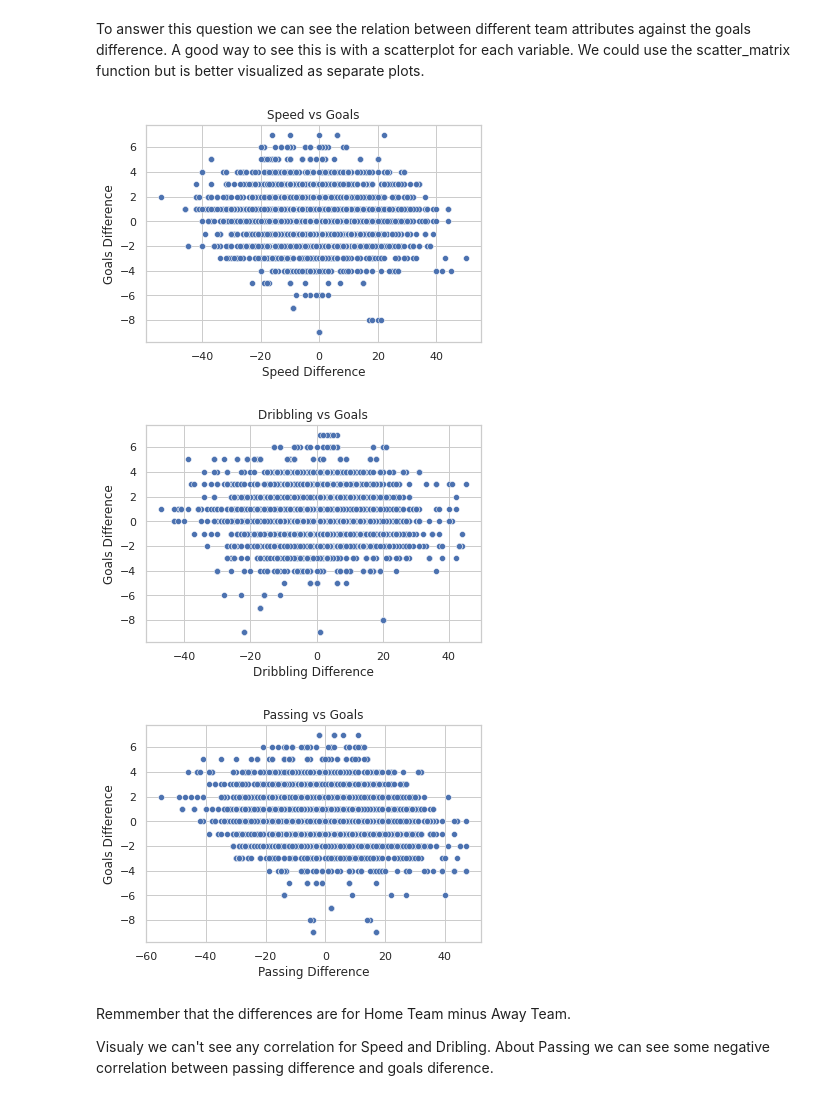
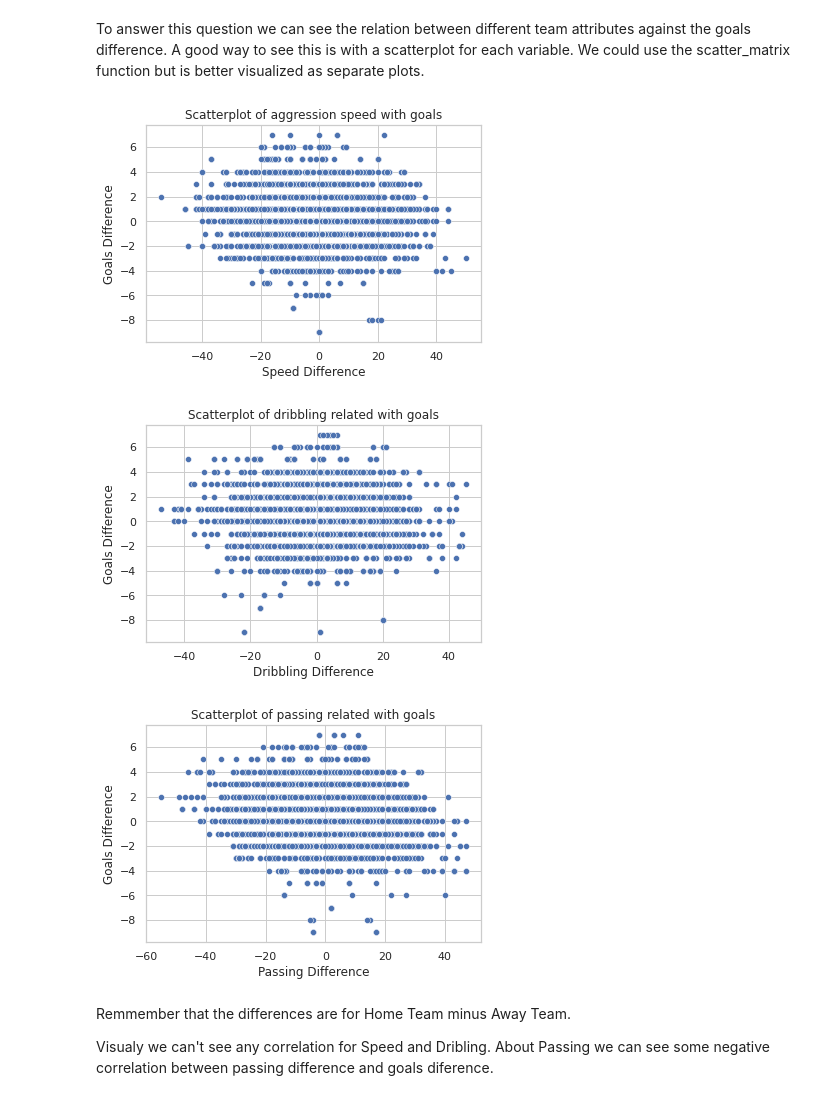
Before and after one commit to uiansol/soccer-data-analysis, a Jupyter notebook: european-soccer-analysis.ipynb, the cells around one changed output. Saved outputs shown, nothing was run; the diff lists cells and outputs as text; code cells hidden in the pictures.

```diff
--- a/european-soccer-analysis.ipynb
+++ b/european-soccer-analysis.ipynb
@@ -329,24 +335,24 @@ A good way to see this is with a scatterplot for each variable. We could use the
 # %%
 # Ploting speed_diff vs goals_diff
 sns.set_theme(style='whitegrid')
 fig2 = sns.scatterplot(x="speed_diff", y="goals_diff", data=complete_match)
-fig2.set(xlabel='Speed Difference', ylabel='Goals Difference', title='Speed vs Goals');
+fig2.set(xlabel='Speed Difference', ylabel='Goals Difference', title='Scatterplot of aggression speed with goals');
 # %% [output]
-[figure, old version]
+[figure, new version]
 # %%
 # Ploting dribbling_diff vs goals_diff
 sns.set_theme(style='whitegrid')
 fig3 = sns.scatterplot(x="dribbling_diff", y="goals_diff", data=complete_match)
-fig3.set(xlabel='Dribbling Difference', ylabel='Goals Difference', title='Dribbling vs Goals');
+fig3.set(xlabel='Dribbling Difference', ylabel='Goals Difference', title='Scatterplot of dribbling related with goals');
 # %% [output]
-[figure, old version]
+[figure, new version]
 # %%
 # Ploting passing_diff vs goals_diff
 sns.set_theme(style='whitegrid')
 fig4 = sns.scatterplot(x="passing_diff", y="goals_diff", data=complete_match)
-fig4.set(xlabel='Passing Difference', ylabel='Goals Difference', title='Passing vs Goals');
+fig4.set(xlabel='Passing Difference', ylabel='Goals Difference', title='Scatterplot of passing related with goals');
 # %% [output]
-[figure, old version]
+[figure, new version]
 # %% [markdown]
 Remmember that the differences are for Home Team minus Away Team.
 
```
Also changed, not shown: parts of 6 cells of this notebook.
